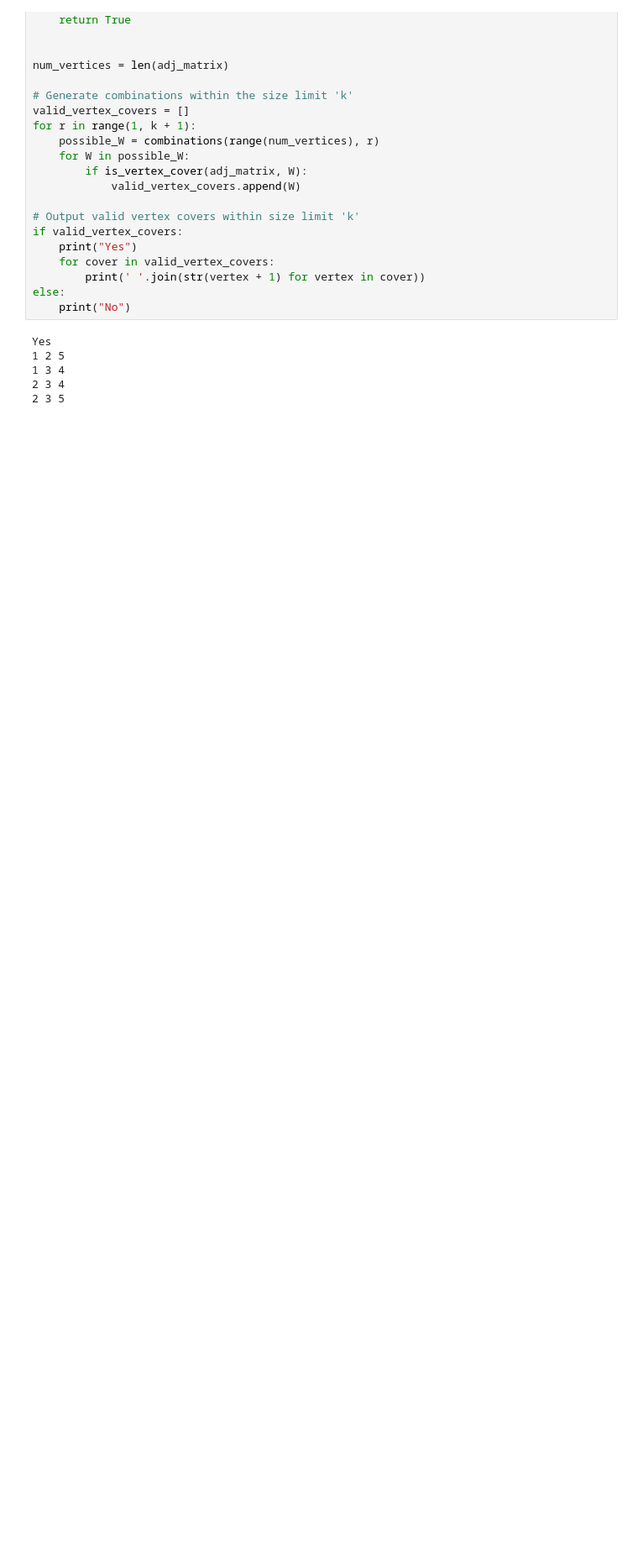
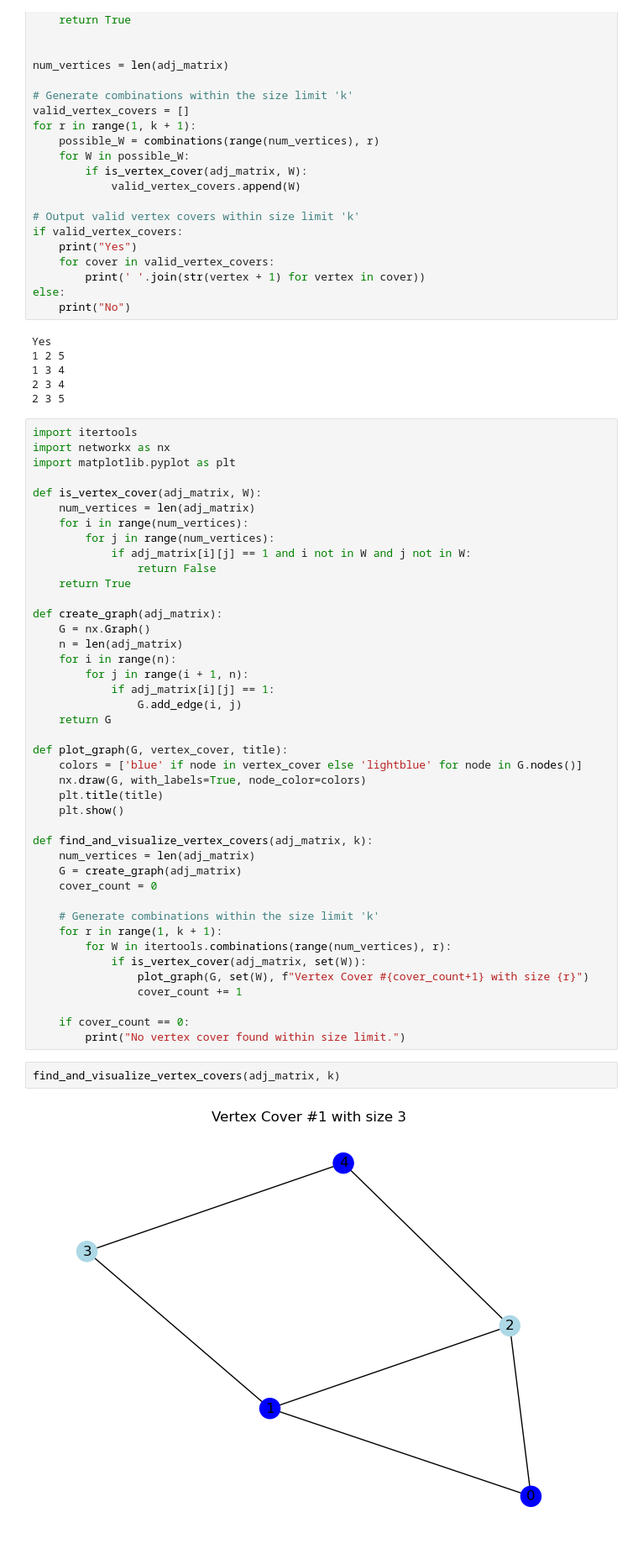
Before and after one commit to ExitedState/2301365_ALGO-LAB, a Jupyter notebook: LAB10/LAB10_Q1.ipynb, the cells around one changed output. Shown: that part at 84% size. Cells and saved outputs as stored; diff of their text form; blank space fills up the shorter version.

Commit message:
Q1 add graph

```diff
--- a/LAB10/LAB10_Q1.ipynb
+++ b/LAB10/LAB10_Q1.ipynb
@@ -38,3 +38,49 @@ Yes
 1 3 4
 2 3 4
 2 3 5
+# %%
+import itertools
+import networkx as nx
+import matplotlib.pyplot as plt
+
+def is_vertex_cover(adj_matrix, W):
+    num_vertices = len(adj_matrix)
+    for i in range(num_vertices):
+        for j in range(num_vertices):
+            if adj_matrix[i][j] == 1 and i not in W and j not in W:
+                return False
+    return True
+
+def create_graph(adj_matrix):
+    G = nx.Graph()
+    n = len(adj_matrix)
+    for i in range(n):
+        for j in range(i + 1, n):
+            if adj_matrix[i][j] == 1:
+                G.add_edge(i, j)
+    return G
+
+def plot_graph(G, vertex_cover, title):
+    colors = ['blue' if node in vertex_cover else 'lightblue' for node in G.nodes()]
+    nx.draw(G, with_labels=True, node_color=colors)
+    plt.title(title)
+    plt.show()
+
+def find_and_visualize_vertex_covers(adj_matrix, k):
+    num_vertices = len(adj_matrix)
+    G = create_graph(adj_matrix)
+    cover_count = 0
+
+    # Generate combinations within the size limit 'k'
+    for r in range(1, k + 1):
+        for W in itertools.combinations(range(num_vertices), r):
+            if is_vertex_cover(adj_matrix, set(W)):
+                plot_graph(G, set(W), f"Vertex Cover #{cover_count+1} with size {r}")
+                cover_count += 1
+
+    if cover_count == 0:
+        print("No vertex cover found within size limit.")
+# %%
+find_and_visualize_vertex_covers(adj_matrix, k)
+# %% [output]
+[figure, added]
```
Also changed, not shown: parts of 1 cell of this notebook.
